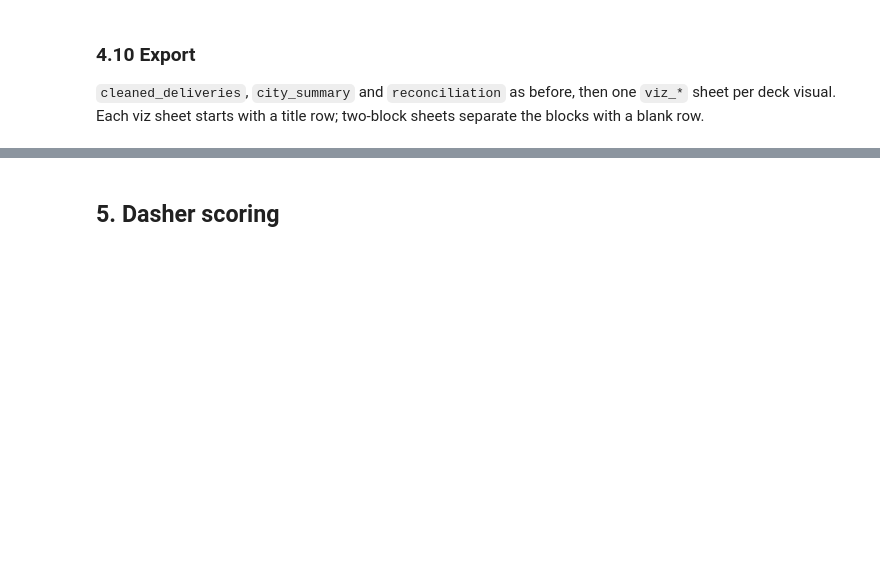
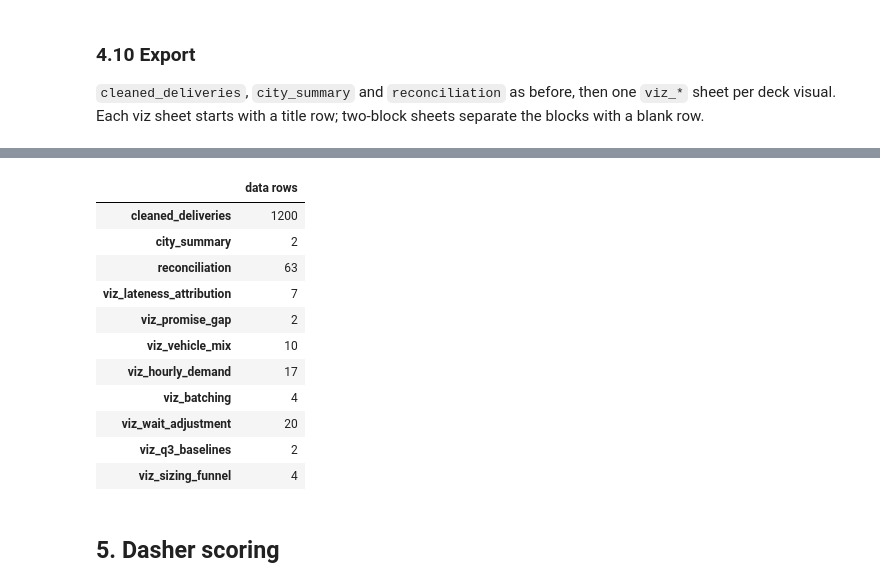
Before and after one commit to navya2392/widget-dasher-review, a Jupyter notebook: analysis.ipynb, the cells around one changed output, grey strips where cells are left out. Drawn from its saved outputs; the diff is of its cells as text; code cells hidden in the pictures; blank space fills up the shorter version.

```diff
--- a/analysis.ipynb
+++ b/analysis.ipynb
@@ -1147,45 +1201,49 @@ Matched: 57 | Unreconciled: 1 | n/a: 5
 # %%
 from openpyxl.styles import Font
 
-    plain_sheets = {
-        "cleaned_deliveries": (export, False),
-        "city_summary": (city_summary, True),
-        "reconciliation": (recon_tbl, False),
-    }
-    # viz sheets: list of (title, table, keep_index) blocks, written top to bottom
-    viz_sheets = {
-        "viz_lateness_attribution": [
-            ("Late deliveries (raw, vs quoted) split by merchant hold > 10 min", late_split, True),
-            ("Footnote: raw late rate by assignment-lag quartile, ASAP orders", lag_tbl, True)],
-        "viz_promise_gap": [
-            ("Promise logic by order type: late vs quote, mean buffer (quoted - estimated), late vs raw estimate", promise_tbl, True)],
-        "viz_vehicle_mix": [
-            ("Deliveries by vehicle by city (counts and % of city deliveries)", vehicle_mix_city, False),
-            ("KC concentration: Dashattan car deliveries, KC's share, fraud flags", kc_tbl, True)],
-        "viz_hourly_demand": [
-            ("Deliveries by local hour (Galaxy A, UTC-4) by city", hourly[["Dashattan", "Doorlanta", "both", "% of all"]], True)],
-        "viz_batching": [
-            ("ASAP-only late rate by batched flag by city", batch_asap, True)],
-        "viz_wait_adjustment": [
-            ("Gate-passing Dashers: raw vs adjusted on-time (ASAP only) and the change in points", wait_adjustment, False)],
-        "viz_q3_baselines": [
-            ("Q3 baselines per city: adjusted late (ASAP), long merchant hold share, low-rating share", baselines, True)],
-        "viz_sizing_funnel": [
-            ("ASSUMPTIONS, NOT COMPUTED FROM DATA: satchel sizing chain per 1,000 daily food orders", sizing_funnel, False)],
-    }
+plain_sheets = {
+    "cleaned_deliveries": (export, False),
+    "city_summary": (city_summary, True),
+    "reconciliation": (recon_tbl, False),
+}
+# viz sheets: list of (title, table, keep_index) blocks, written top to bottom
+viz_sheets = {
+    "viz_lateness_attribution": [
+        ("Late deliveries (raw, vs quoted) split by merchant hold > 10 min", late_split, True),
+        ("Footnote: raw late rate by assignment-lag quartile, ASAP orders", lag_tbl, True)],
+    "viz_promise_gap": [
+        ("Promise logic by order type: late vs quote, mean buffer (quoted - estimated), late vs raw estimate", promise_tbl, True)],
+    "viz_vehicle_mix": [
+        ("Deliveries by vehicle by city (counts and % of city deliveries)", vehicle_mix_city, False),
+        ("KC concentration: Dashattan car deliveries, KC's share, fraud flags", kc_tbl, True)],
+    "viz_hourly_demand": [
+        ("Deliveries by local hour (Galaxy A, UTC-4) by city", hourly[["Dashattan", "Doorlanta", "both", "% of all"]], True)],
+    "viz_batching": [
+        ("ASAP-only late rate by batched flag by city", batch_asap, True)],
+    "viz_wait_adjustment": [
+        ("Gate-passing Dashers: raw vs adjusted on-time (ASAP only) and the change in points", wait_adjustment, False)],
+    "viz_q3_baselines": [
+        ("Q3 baselines per city: adjusted late (ASAP), long merchant hold share, low-rating share", baselines, True)],
+    "viz_sizing_funnel": [
+        ("ASSUMPTIONS, NOT COMPUTED FROM DATA: satchel sizing chain per 1,000 daily food orders", sizing_funnel, False)],
+}
 
-    with pd.ExcelWriter("export_02_reconciled.xlsx") as xw:
-        for name, (table, keep_index) in plain_sheets.items():
+def write_workbook(path, plain, viz):
+    """plain: {sheet: (table, keep_index)} written as-is. viz: {sheet: [(title, table, keep_index), ...]} written
+    with a bold title row above each block and a blank row between blocks. Returns data rows per sheet."""
+    with pd.ExcelWriter(path, engine="openpyxl") as xw:  # openpyxl: the bold title row needs ws.cell()
+        for name, (table, keep_index) in plain.items():
             table.to_excel(xw, sheet_name=name, index=keep_index)
-        for name, blocks in viz_sheets.items():
+        for name, blocks in viz.items():
             row = 0
             for title, table, keep_index in blocks:
                 pd.DataFrame([[title]]).to_excel(xw, sheet_name=name, startrow=row, index=False, header=False)
                 xw.sheets[name].cell(row=row + 1, column=1).font = Font(bold=True)
                 table.to_excel(xw, sheet_name=name, startrow=row + 1, index=keep_index)
                 row += len(table) + 4   # title + header + rows + blank separator
+    written = {name: len(t) for name, (t, _) in plain.items()}
+    written.update({name: sum(len(t) for _, t, _ in blocks) for name, blocks in viz.items()})
+    return pd.Series(written, name="data rows").to_frame()
 
-    written = {name: len(t) for name, (t, _) in plain_sheets.items()}
-    written.update({name: sum(len(t) for _, t, _ in blocks) for name, blocks in viz_sheets.items()})
-    show("wrote export_02_reconciled.xlsx (data rows per sheet)", pd.Series(written, name="rows").to_frame())
+show("wrote export_02_reconciled.xlsx", write_workbook("export_02_reconciled.xlsx", plain_sheets, viz_sheets))
 # %% [output]
@@ -1193,3 +1251,15 @@ wrote export_02_reconciled.xlsx: cleaned_deliveries (1200, 50) | city_summary (2
+|  | data rows |
+| cleaned_deliveries | 1200 |
+| city_summary | 2 |
+| reconciliation | 63 |
+| viz_lateness_attribution | 7 |
+| viz_promise_gap | 2 |
+| viz_vehicle_mix | 10 |
+| viz_hourly_demand | 17 |
+| viz_batching | 4 |
+| viz_wait_adjustment | 20 |
+| viz_q3_baselines | 2 |
+| viz_sizing_funnel | 4 |
 # %% [markdown]
 ## 5. Dasher scoring
 # %% [markdown]
```
Also changed, not shown: parts of 12 cells of this notebook.
